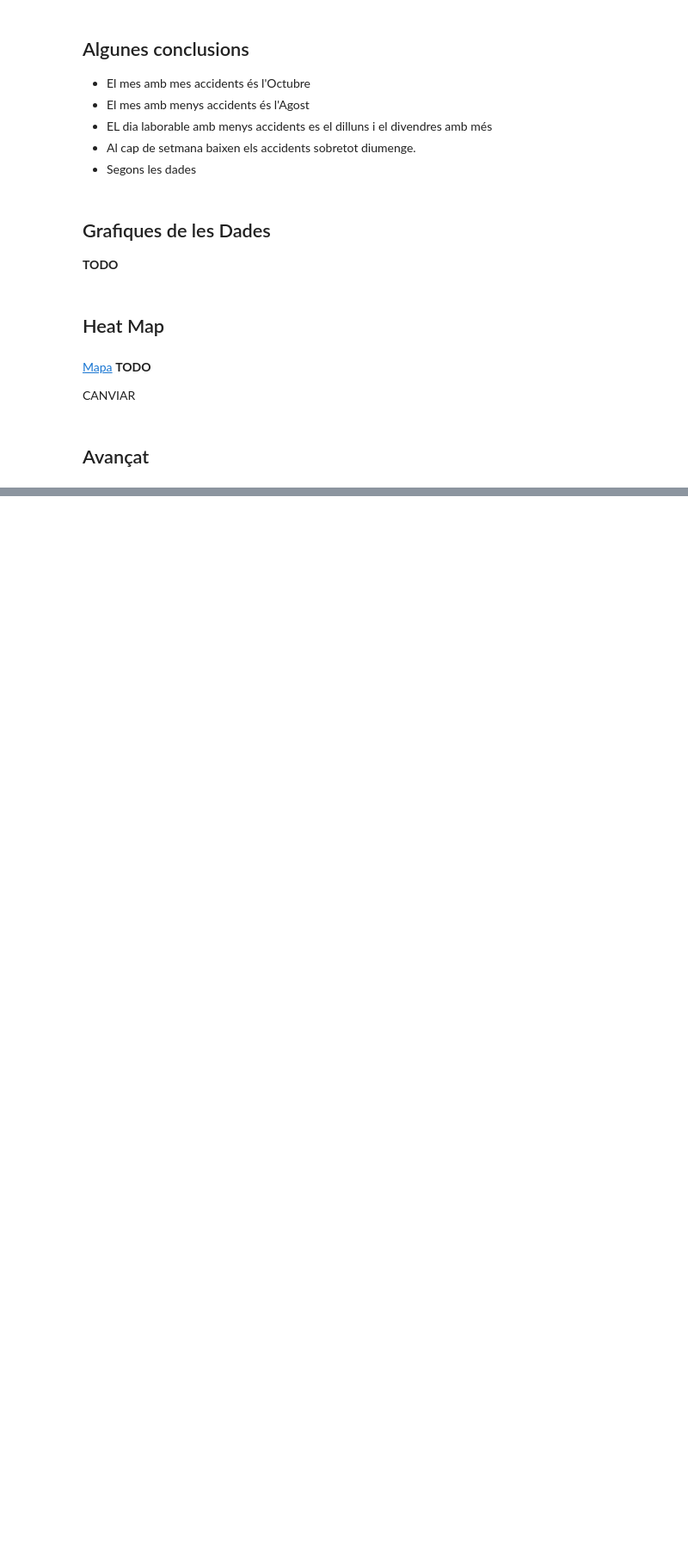
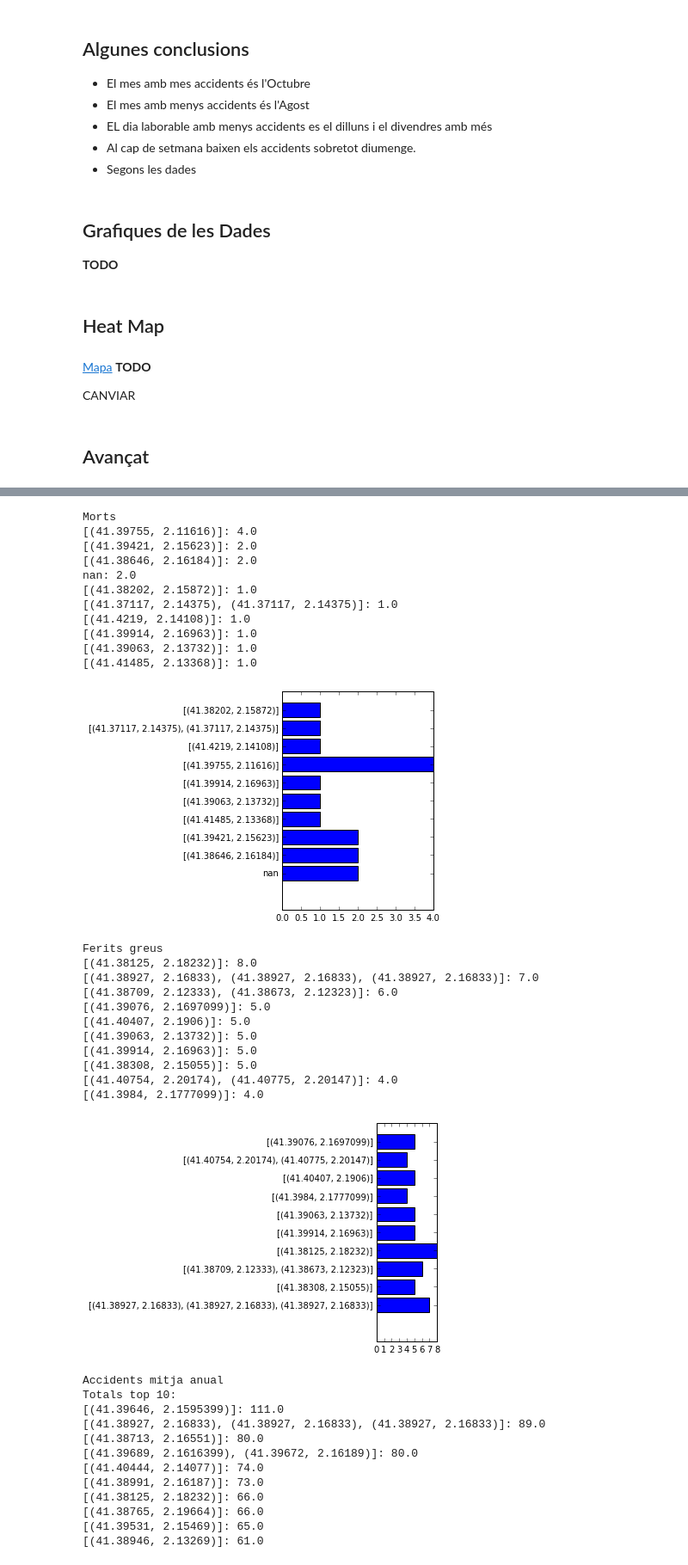
Before and after one commit to nicofo/Estudi-Transit-BCN, a Jupyter notebook: TFG.ipynb, the cells around one changed output, grey strips where cells are left out. Shown: that part at 86% size. Cells and saved outputs as stored; diff of their text form; code cells hidden in the pictures; blank space fills up the shorter version.

```diff
--- a/TFG.ipynb
+++ b/TFG.ipynb
@@ -826,6 +768,28 @@ def numPlotbyTypeTop10(dflist,name):
     topTotM=getDictTop(totalsMean)
     printSortDict(topTotM)
     pieDict(topTotM,plotName=(name+'TopMeanPie'))
+def numPlotbyTypeTop10Direct(dflist,name):
+    totals= dict()
+    %matplotlib inline
+    for i in range(sizeYears):
+        tmp= countTypesDict(dflist[i],name)
+
+        for key in tmp.keys():
+            try:
+                totals[key]= totals[key]+ tmp[key]
+            except:
+                totals[key]= tmp[key]
+    print "Totals top 10:"
+    topTot=getDictTop(totals)
+    printSortDict(topTot)
+    plotDict(topTot,plotName=(name+'TopTotalsBar'))
+    totalsMean = dict()
+    for key in totals.keys():
+        totalsMean[key]= round(float(totals[key])/float(sizeYears),2)
+    print "Mean Anual:"
+    topTotM=getDictTop(totalsMean)
+    printSortDict(topTotM)
+    pieDict(topTotM,plotName=(name+'TopMeanPie'))
 # %% [markdown]
 Anàlisis inicial de les dades
 ============
@@ -1649,23 +1153,63 @@ Mitja d'accidents per dia de pluja 25.6241402902 i per di de no pluja 25.6593713
 # %%
 dictCruillesMorts=dict()
 dictCruillesFeritsGreus=dict()
 generalNetNoCuilles=[]
 for i in range(sizeYears):
-    tmpGeneral=general[i][general[i]['creuaments']!= []]
+    tmpGeneral=general[i][general[i]['creuaments']!= '[]']
     generalNetNoCuilles.append(tmpGeneral)
     for index, info in tmpGeneral.iterrows():
         try:
-            dictCruillesMorts[info['creuaments']]+=info['numMorts']
+            dictCruillesMorts[info['creuaments']]+=info['NumeroDeMorts']
         except:
-            dictCruillesMorts[info['creuaments']]=info['numMorts']
+            dictCruillesMorts[info['creuaments']]=info['NumeroDeMorts']
         try:
-            dictCruillesFeritsGreus[info['creuaments']]+=info['numMorts']
+            dictCruillesFeritsGreus[info['creuaments']]+=info['NumeroDeLesionatsGreus']
         except:
-            dictCruillesFeritsGreus[info['creuaments']]=info['numMorts']
+            dictCruillesFeritsGreus[info['creuaments']]=info['NumeroDeLesionatsGreus']
+print 'Morts'
 top10CruMorts=getDictTop(dictCruillesMorts)
 top10CruFeritGreus=getDictTop(dictCruillesFeritsGreus)
-printSortDict(D)
+printSortDict(top10CruMorts)
 plotDict(top10CruMorts,plotName='top10CruillesMorts')
-printSortDict(D)
+print 'Ferits greus'
+printSortDict(top10CruFeritGreus)
 plotDict(top10CruFeritGreus,plotName='top10CruillesFeritGreus')
-numPlotbyTypeTop10(general, "creuaments")
+print 'Accidents mitja anual'
+numPlotbyTypeTop10Direct(generalNetNoCuilles, "creuaments")
+# %% [output]
+Morts
+[(41.39755, 2.11616)]: 4.0
+[(41.39421, 2.15623)]: 2.0
+[(41.38646, 2.16184)]: 2.0
+nan: 2.0
+[(41.38202, 2.15872)]: 1.0
+[(41.37117, 2.14375), (41.37117, 2.14375)]: 1.0
+[(41.4219, 2.14108)]: 1.0
+[(41.39914, 2.16963)]: 1.0
+[(41.39063, 2.13732)]: 1.0
+[(41.41485, 2.13368)]: 1.0
+[figure, added]
+Ferits greus
+[(41.38125, 2.18232)]: 8.0
+[(41.38927, 2.16833), (41.38927, 2.16833), (41.38927, 2.16833)]: 7.0
+[(41.38709, 2.12333), (41.38673, 2.12323)]: 6.0
+[(41.39076, 2.1697099)]: 5.0
+[(41.40407, 2.1906)]: 5.0
+[(41.39063, 2.13732)]: 5.0
+[(41.39914, 2.16963)]: 5.0
+[(41.38308, 2.15055)]: 5.0
+[(41.40754, 2.20174), (41.40775, 2.20147)]: 4.0
+[(41.3984, 2.1777099)]: 4.0
+[figure, added]
+Accidents mitja anual
+Totals top 10:
+[(41.39646, 2.1595399)]: 111.0
+[(41.38927, 2.16833), (41.38927, 2.16833), (41.38927, 2.16833)]: 89.0
+[(41.38713, 2.16551)]: 80.0
+[(41.39689, 2.1616399), (41.39672, 2.16189)]: 80.0
+[(41.40444, 2.14077)]: 74.0
+[(41.38991, 2.16187)]: 73.0
+[(41.38125, 2.18232)]: 66.0
+[(41.38765, 2.19664)]: 66.0
+[(41.39531, 2.15469)]: 65.0
+[(41.38946, 2.13269)]: 61.0
```
Also changed, not shown: parts of 26 cells of this notebook, 10 other files.
